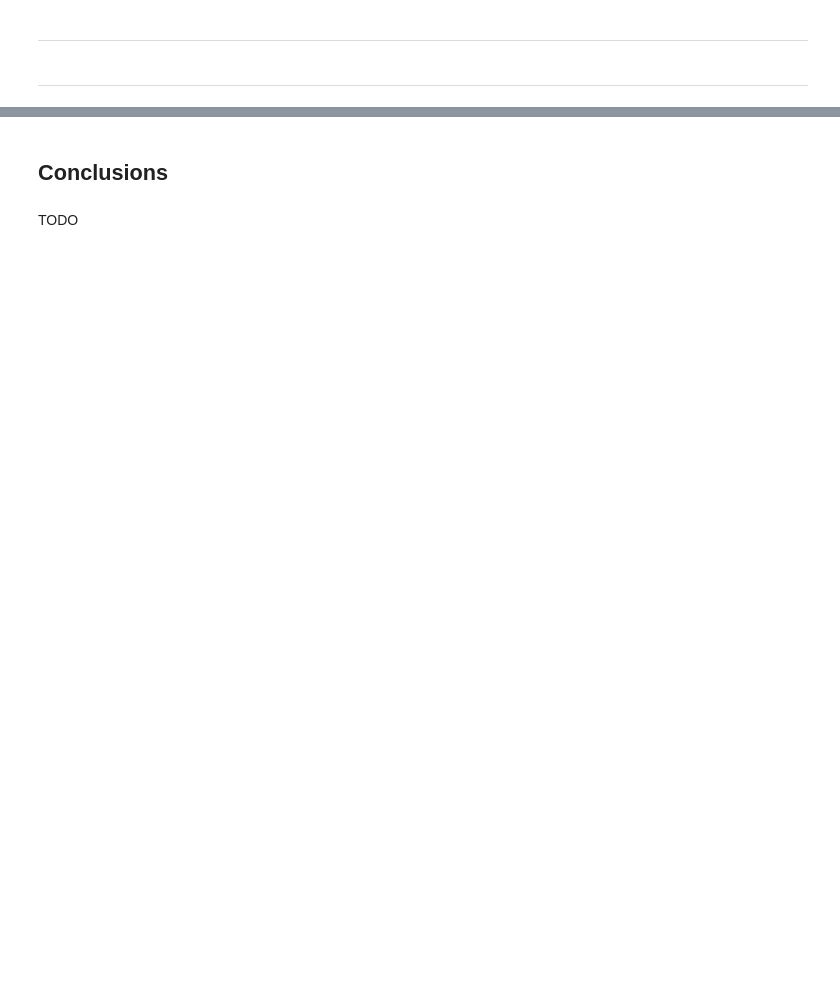
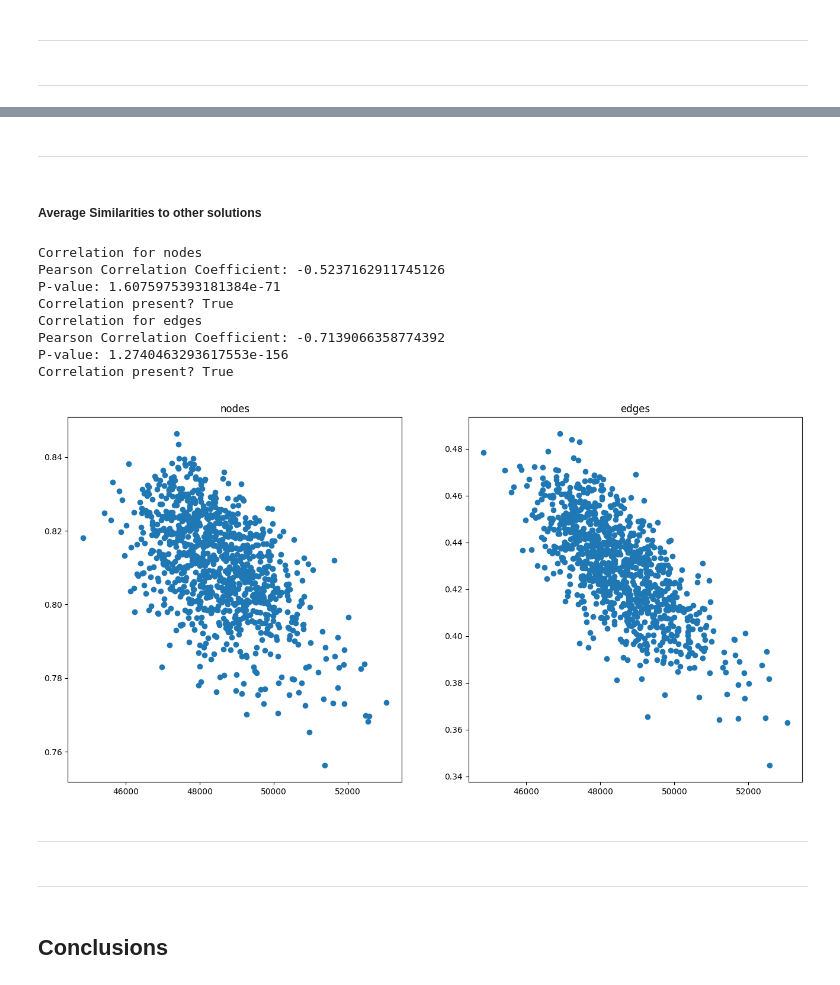
Before and after one commit to Antsol1000/ec, a Jupyter notebook: notebooks/report_8/8_global_convexity.ipynb, the cells around one changed output, grey strips where cells are left out. Drawn from its saved outputs; the diff is of its cells as text; code cells hidden in the pictures; blank space fills up the shorter version.

```diff
--- a/notebooks/report_8/8_global_convexity.ipynb
+++ b/notebooks/report_8/8_global_convexity.ipynb
@@ -150,0 +224,18 @@ with open('c_avg_similarities.json', 'w', encoding='utf-8') as f:
+# %% [markdown]
+---
+# %% [markdown]
+##### Average Similarities to other solutions
+# %%
+plot(d_costs, d_avg_similarities)
+# %% [output]
+Correlation for nodes
+Pearson Correlation Coefficient: -0.5237162911745126
+P-value: 1.6075975393181384e-71
+Correlation present? True
+Correlation for edges
+Pearson Correlation Coefficient: -0.7139066358774392
+P-value: 1.2740463293617553e-156
+Correlation present? True
+[figure, added]
+# %% [markdown]
+---
@@ -151,4 +249,4 @@ with open('c_avg_similarities.json', 'w', encoding='utf-8') as f:
+# %% [markdown]
+---
 # %% [markdown]
 ## Conclusions
-# %% [markdown]
-TODO
```
Also changed, not shown: parts of 24 cells of this notebook, 7 other files.
